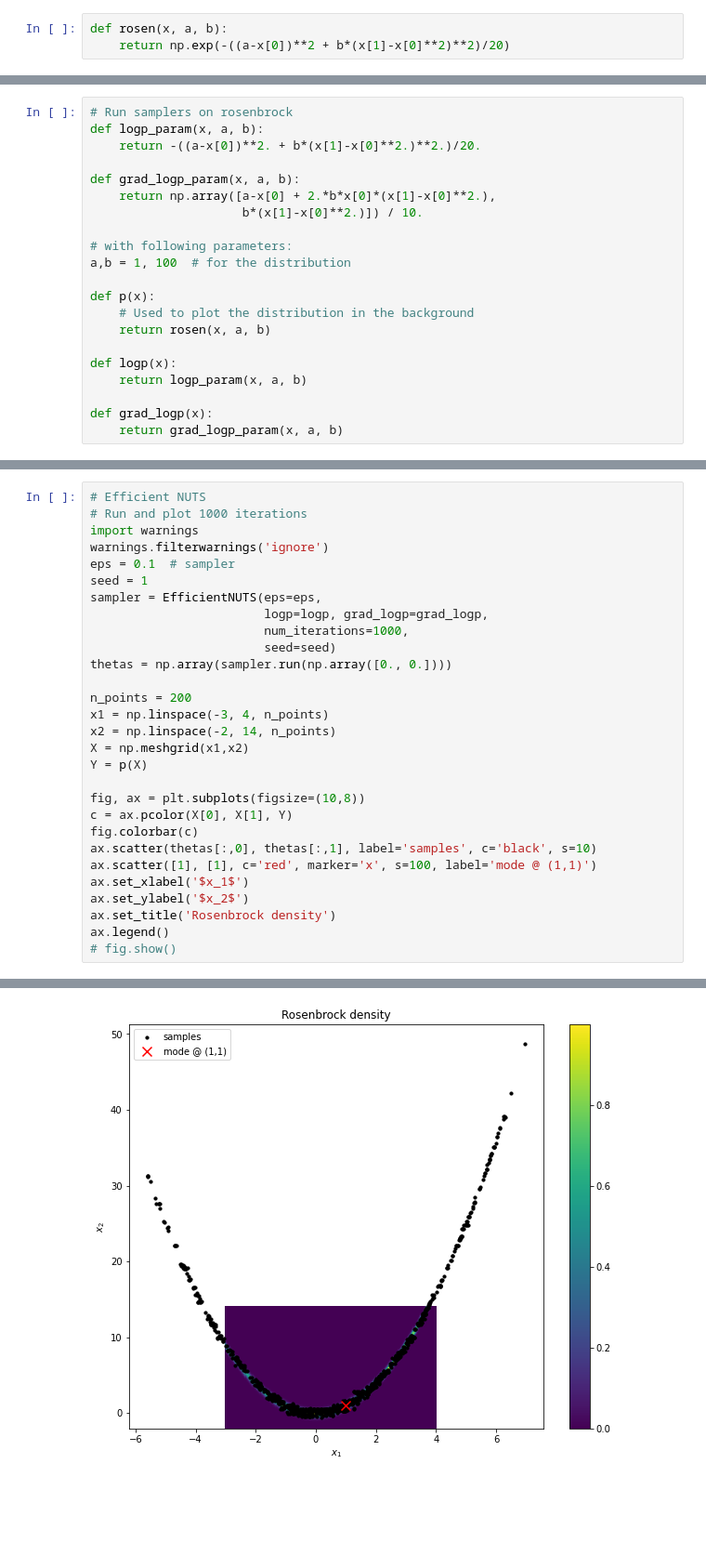
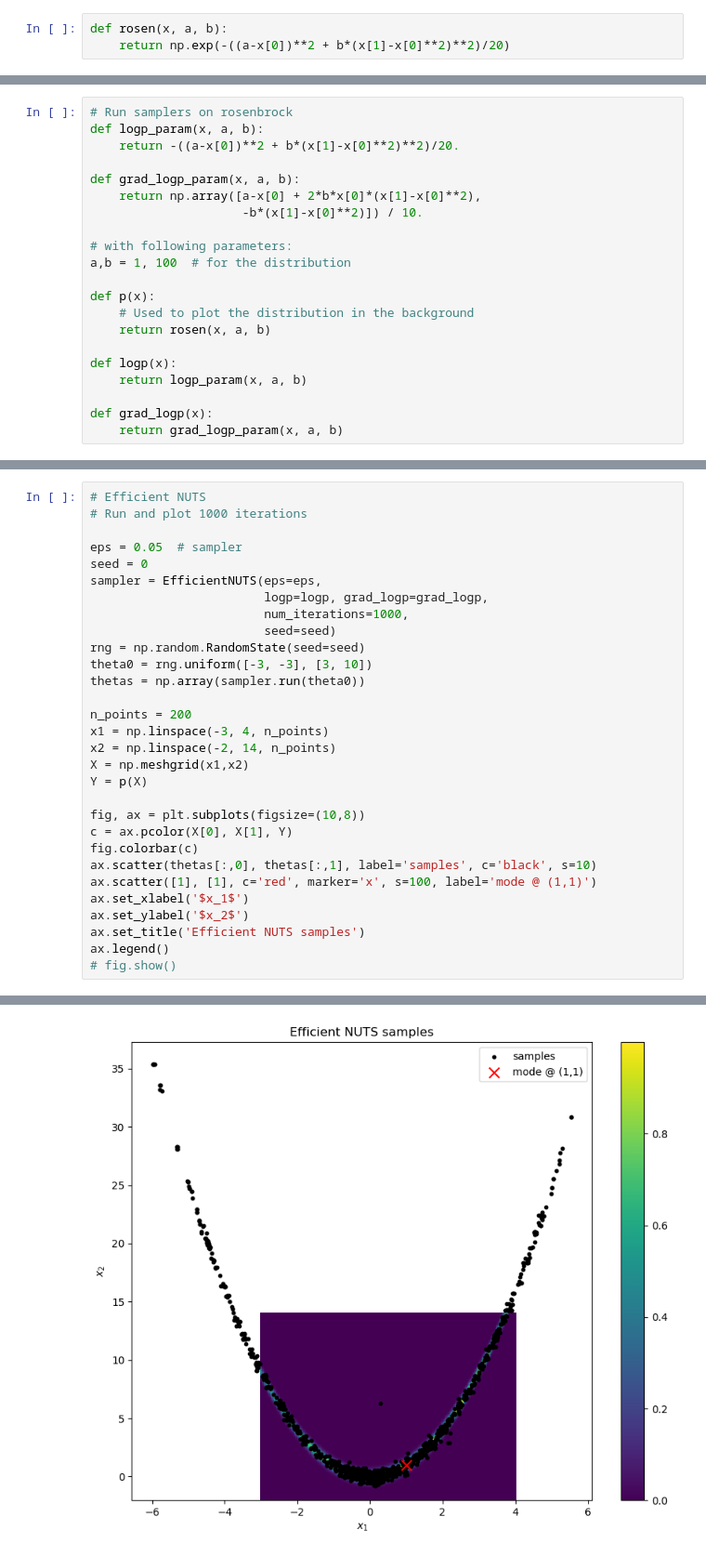
Before and after one commit to Mathis-A/No-U-Turn-Sampler, a Jupyter notebook: rosenbrock.ipynb, the cells around one changed output, grey strips where cells are left out. Shown at 93% size. Drawn from its saved outputs; the diff is of its cells as text; blank space fills up the shorter version.

```diff
--- a/rosenbrock.ipynb
+++ b/rosenbrock.ipynb
@@ -36,11 +39,11 @@ ax.legend()
 # %%
 # Run samplers on rosenbrock
 def logp_param(x, a, b):
-    return -((a-x[0])**2. + b*(x[1]-x[0]**2.)**2.)/20.
+    return -((a-x[0])**2 + b*(x[1]-x[0]**2)**2)/20.
 
 def grad_logp_param(x, a, b):
-    return np.array([a-x[0] + 2.*b*x[0]*(x[1]-x[0]**2.),
-                     b*(x[1]-x[0]**2.)]) / 10.
+    return np.array([a-x[0] + 2*b*x[0]*(x[1]-x[0]**2),
+                     -b*(x[1]-x[0]**2)]) / 10.
 
 # with following parameters:
 a,b = 1, 100  # for the distribution
@@ -123,32 +179,33 @@ ax.legend()
 # %%
 # Efficient NUTS
 # Run and plot 1000 iterations
-import warnings
-warnings.filterwarnings('ignore')
-eps = 0.1  # sampler
-seed = 1
+
+eps = 0.05  # sampler
+seed = 0
 sampler = EfficientNUTS(eps=eps,
                         logp=logp, grad_logp=grad_logp,
                         num_iterations=1000,
                         seed=seed)
-thetas = np.array(sampler.run(np.array([0., 0.])))
+rng = np.random.RandomState(seed=seed)
+theta0 = rng.uniform([-3, -3], [3, 10])
+thetas = np.array(sampler.run(theta0))
 
 n_points = 200
 x1 = np.linspace(-3, 4, n_points)
 x2 = np.linspace(-2, 14, n_points)
 X = np.meshgrid(x1,x2)
 Y = p(X)
 
 fig, ax = plt.subplots(figsize=(10,8))
 c = ax.pcolor(X[0], X[1], Y)
 fig.colorbar(c)
 ax.scatter(thetas[:,0], thetas[:,1], label='samples', c='black', s=10)
 ax.scatter([1], [1], c='red', marker='x', s=100, label='mode @ (1,1)')
 ax.set_xlabel('$x_1$')
 ax.set_ylabel('$x_2$')
-ax.set_title('Rosenbrock density')
+ax.set_title('Efficient NUTS samples')
 ax.legend()
 # fig.show()
 # %% [output]
 <matplotlib.legend.Legend at 0x...>
-[figure, old version]
+[figure, new version]
```
Also changed, not shown: parts of 11 cells of this notebook, 3 other files.
